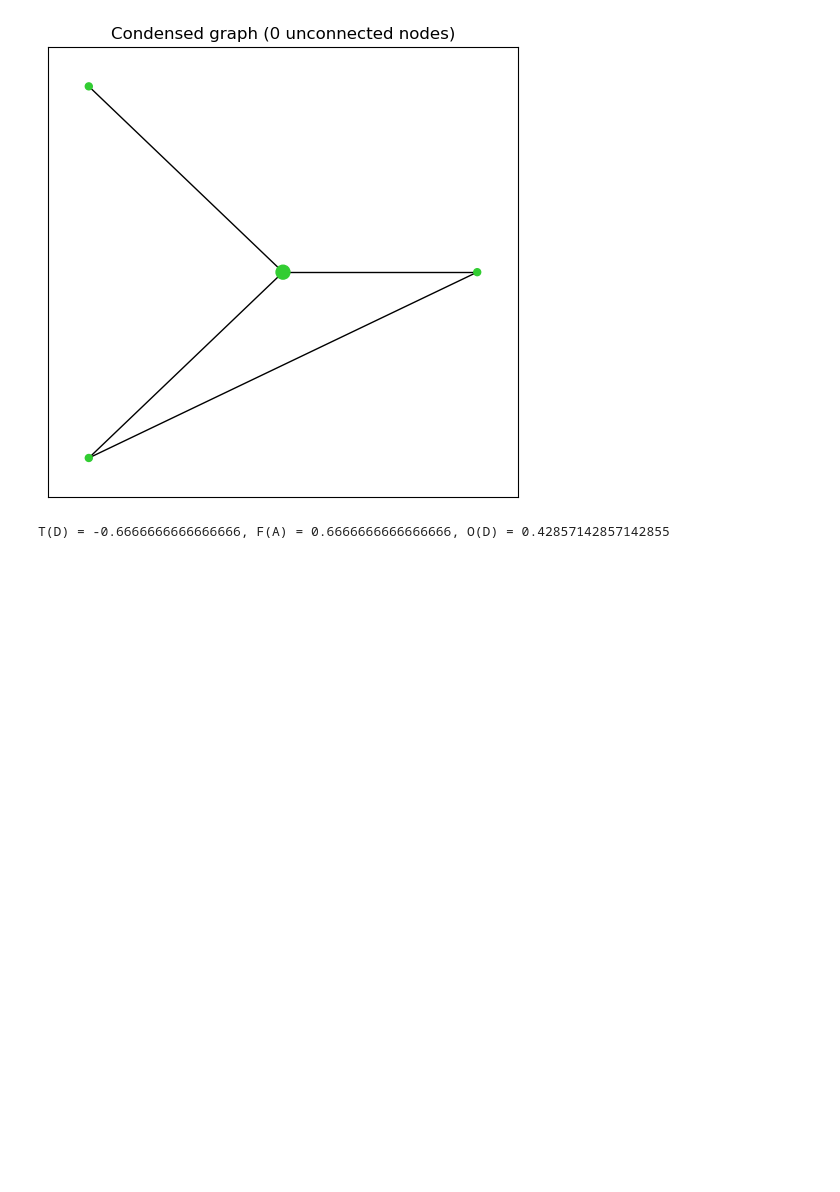
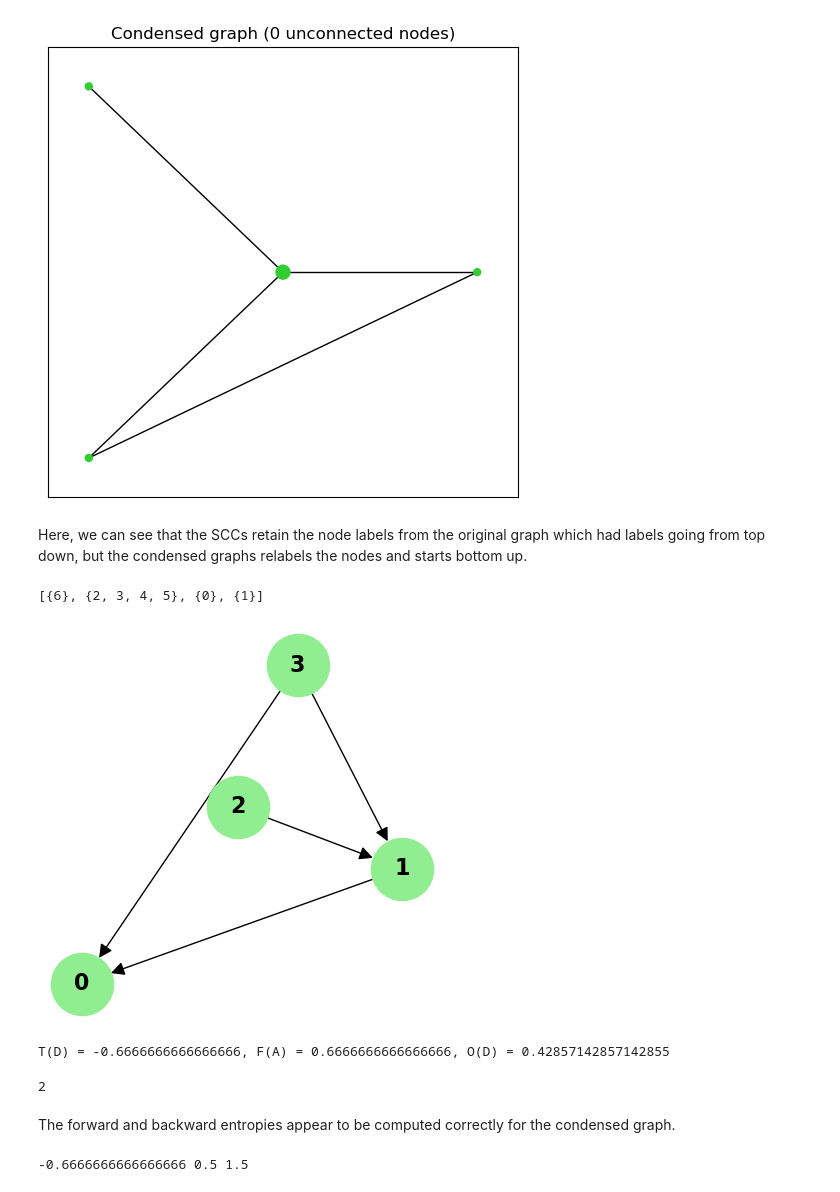
Before and after one commit to gabrielle9/7UN3_1N_DR0P_0U7, a Jupyter notebook: hierarchy_metrics.ipynb, the cells around one changed output. Drawn from its saved outputs; the diff is of its cells as text; code cells hidden in the pictures; blank space fills up the shorter version.

Commit message:
completed treeness

```diff
--- a/hierarchy_metrics.ipynb
+++ b/hierarchy_metrics.ipynb
@@ -454,6 +463,21 @@ draw_condensed_graph(gc_e)
 plt.show()
 # %% [output]
 [figure]
+# %% [markdown]
+Here, we can see that the SCCs retain the node labels from the original graph which had labels going from top down, but the condensed graphs relabels the nodes and starts bottom up.
+# %%
+scc_e
+# %% [output]
+[{6}, {2, 3, 4, 5}, {0}, {1}]
+# %%
+# plot the condensed graph
+fig, ax = plt.subplots(figsize=(5, 5))
+pos = nx.spring_layout(gc_e)
+nx.draw(gc_e, pos, with_labels=True, node_color='lightgreen', node_size=2000, font_size=16, font_weight='bold', arrowsize=20)
+plt.axis('off')
+plt.show()
+# %% [output]
+[figure, added]
 # %%
 # treeness
 t_e = calc_treeness(gc_e)[0]
@@ -465,5 +489,16 @@ o_e = calc_orderability(gc_e)
 print(f'T(D) = {t_e}, F(A) = {f_e}, O(D) = {o_e}')
 # %% [output]
 T(D) = -0.6666666666666666, F(A) = 0.6666666666666666, O(D) = 0.42857142857142855
+# %%
+nx.dag_longest_path_length(gc_e)
+# %% [output]
+2
+# %% [markdown]
+The forward and backward entropies appear to be computed correctly for the condensed graph.
+# %%
+t_e, hf, hb = calc_treeness(gc_e)
+print(t_e, hf, hb)
+# %% [output]
+-0.6666666666666666 0.5 1.5
 # %% [markdown]
 # The corrected hierarchy functions
```
Also changed, not shown: parts of 18 cells of this notebook.
